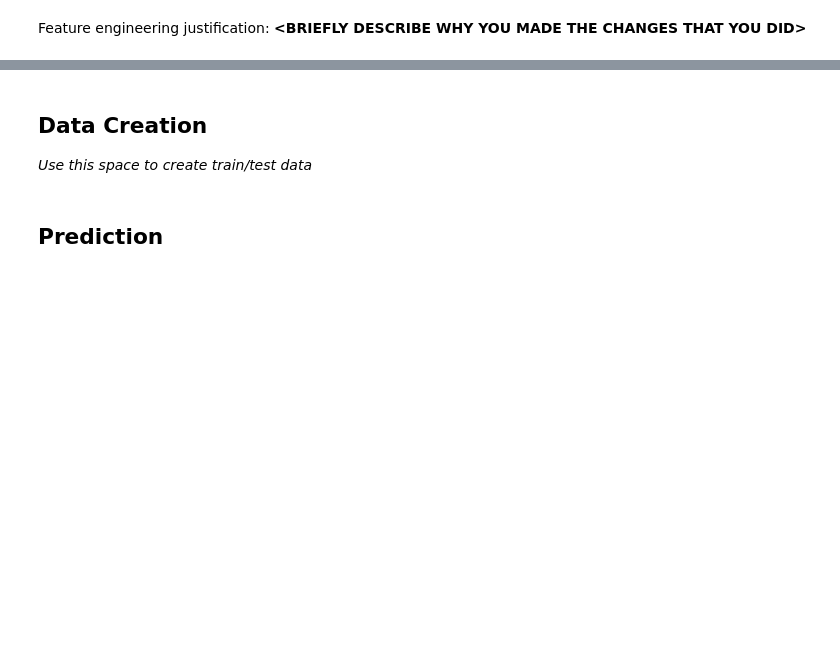
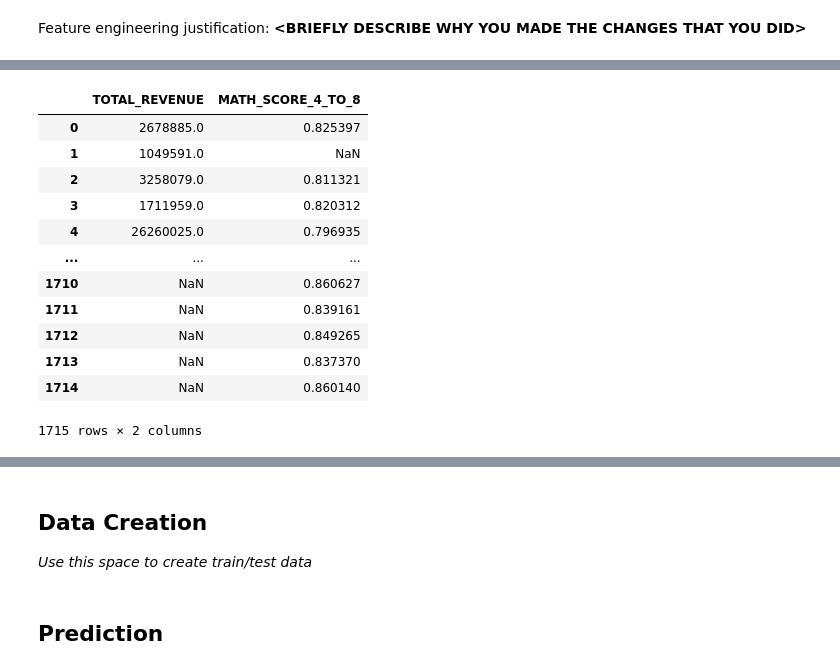
Before and after one commit to avastravato/MDST_application, a Jupyter notebook: tutorial1/checkpoint1.ipynb, the cells around one changed output, grey strips where cells are left out. Drawn from its saved outputs; the diff is of its cells as text; code cells hidden in the pictures; blank space fills up the shorter version.

```diff
--- a/tutorial1/checkpoint1.ipynb
+++ b/tutorial1/checkpoint1.ipynb
@@ -124,0 +164,18 @@ Investigate the relationship between your chosen response variable and at least
+# %%
+columns = ['TOTAL_REVENUE', 'MATH_SCORE_4_TO_8']
+deltamath_to_math4th = df[columns]
+deltamath_to_math4th
+# %% [output]
+|  | TOTAL_REVENUE | MATH_SCORE_4_TO_8 |
+| 0 | 2678885.0 | 0.825397 |
+| 1 | 1049591.0 | NaN |
+| 2 | 3258079.0 | 0.811321 |
+| 3 | 1711959.0 | 0.820312 |
+| 4 | 26260025.0 | 0.796935 |
+| ... | ... | ... |
+| 1710 | NaN | 0.860627 |
+| 1711 | NaN | 0.839161 |
+| 1712 | NaN | 0.849265 |
+| 1713 | NaN | 0.837370 |
+| 1714 | NaN | 0.860140 |
+1715 rows × 2 columns
```
Also changed, not shown: parts of 15 cells of this notebook.
